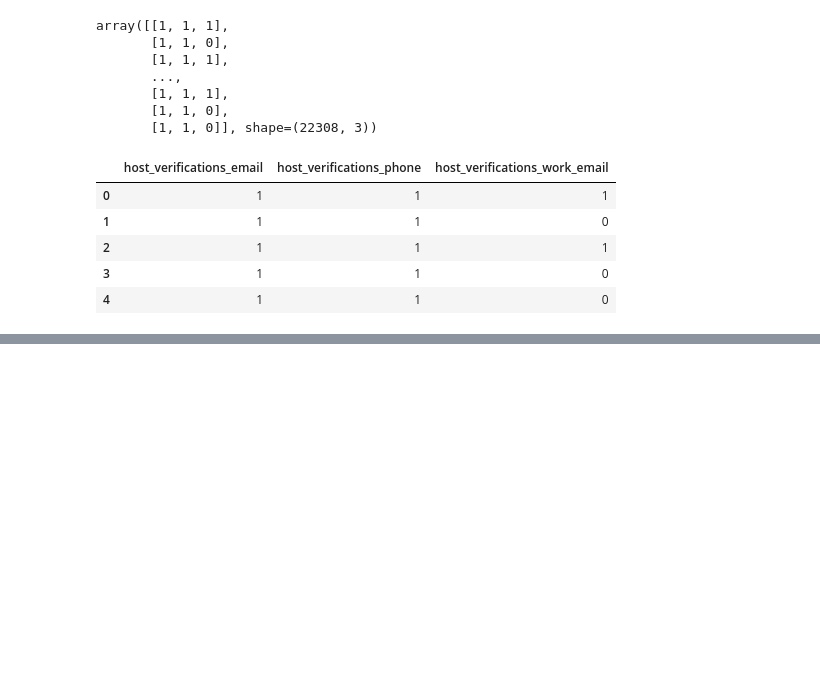
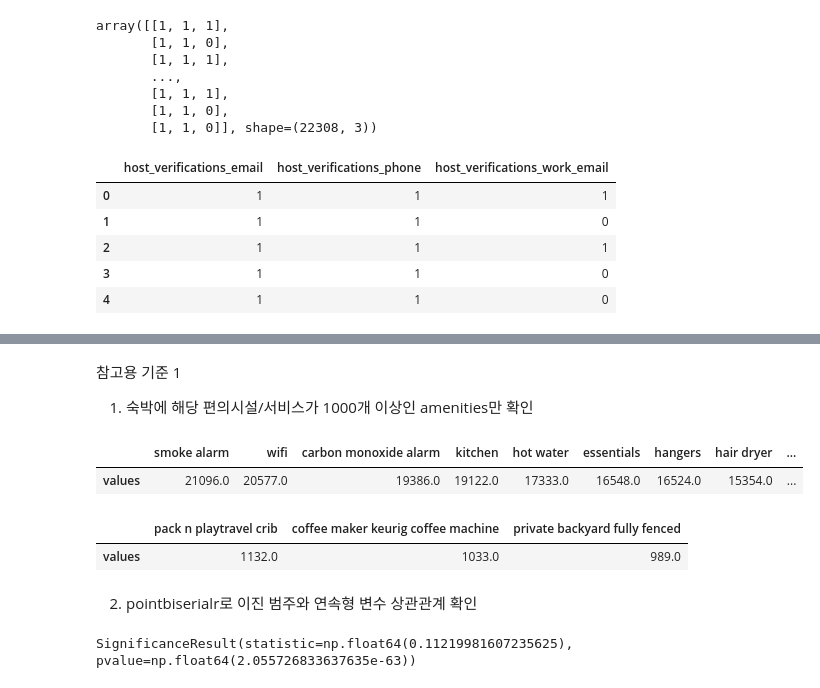
Before and after one commit to sybeom528/airbnb_price_prediction, a Jupyter notebook: notebooks/data_preprocessing.ipynb, the cells around one changed output, grey strips where cells are left out. Cells and saved outputs as stored; diff of their text form; code cells hidden in the pictures; blank space fills up the shorter version.

```diff
--- a/notebooks/data_preprocessing.ipynb
+++ b/notebooks/data_preprocessing.ipynb
@@ -136,3 +238,14 @@ display(df_cleaned.iloc[:,-3:].head())
+# %% [markdown]
+참고용 기준 1
+
+1. 숙박에 해당 편의시설/서비스가 1000개 이상인 amenities만 확인
 # %%
-df_cleaned['log_price'] = np.log(df_cleaned['price'] + 1)
-df_cleaned['log_estimated_revenue_l365d'] = np.log(df['estimated_revenue_l365d'] + 1)
+amenities_count_df = pd.DataFrame(amenities_df.sum().sort_values(ascending = False), columns = ['values'])
+# display(amenities_count_df[amenities_count_df.index.str.contains('apple tv')])
+display(amenities_count_df.iloc[2:11].T)
+display(amenities_count_df.iloc[101:104].T)
+# %% [output]
+|  | smoke alarm | wifi | carbon monoxide alarm | kitchen | hot water | essentials | hangers | hair dryer | ... |
+| values | 21096.0 | 20577.0 | 19386.0 | 19122.0 | 17333.0 | 16548.0 | 16524.0 | 15354.0 | ... |
+|  | pack n playtravel crib | coffee maker keurig coffee machine | private backyard fully fenced |
+| values | 1132.0 | 1033.0 | 989.0 |
@@ -140,0 +252,12 @@ df_cleaned.to_csv('data/df_cleaned.csv', index = False)
+# %% [markdown]
+2. pointbiserialr로 이진 범주와 연속형 변수 상관관계 확인
+# %%
+# 참고 기준 2
+from scipy.stats import pointbiserialr
+
+x = 'wine glasses'
+y = 'log_price'
+
+pointbiserialr(amenities_df[x], amenities_df[y])
+# %% [output]
+SignificanceResult(statistic=np.float64(0.11219981607235625), pvalue=np.float64(2.055726833637635e-63))
```
Also changed, not shown: parts of 31 cells of this notebook, 3 other files.
